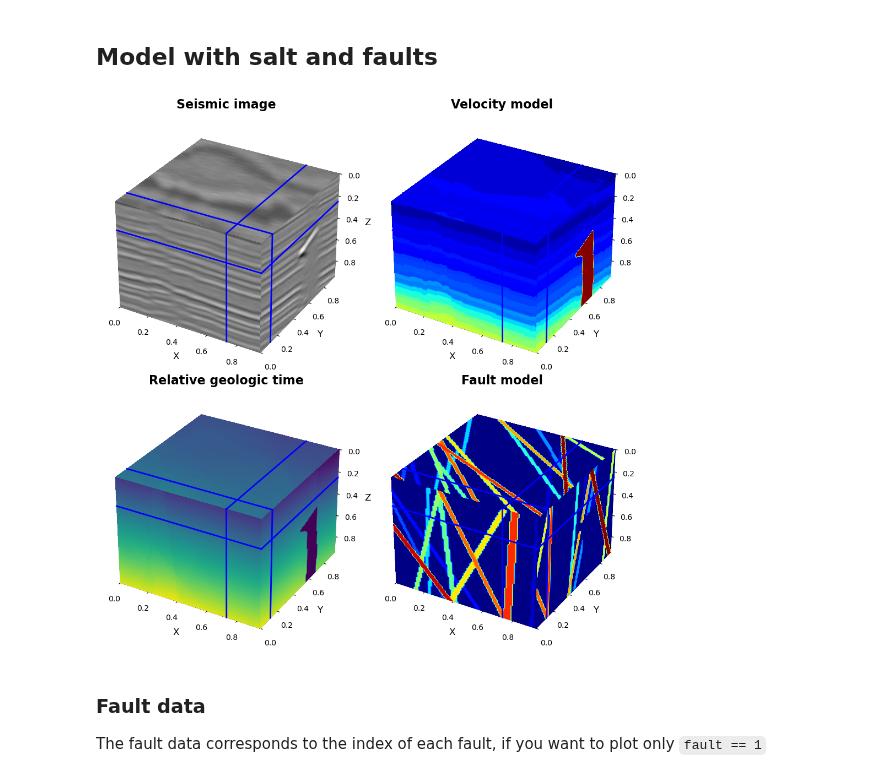
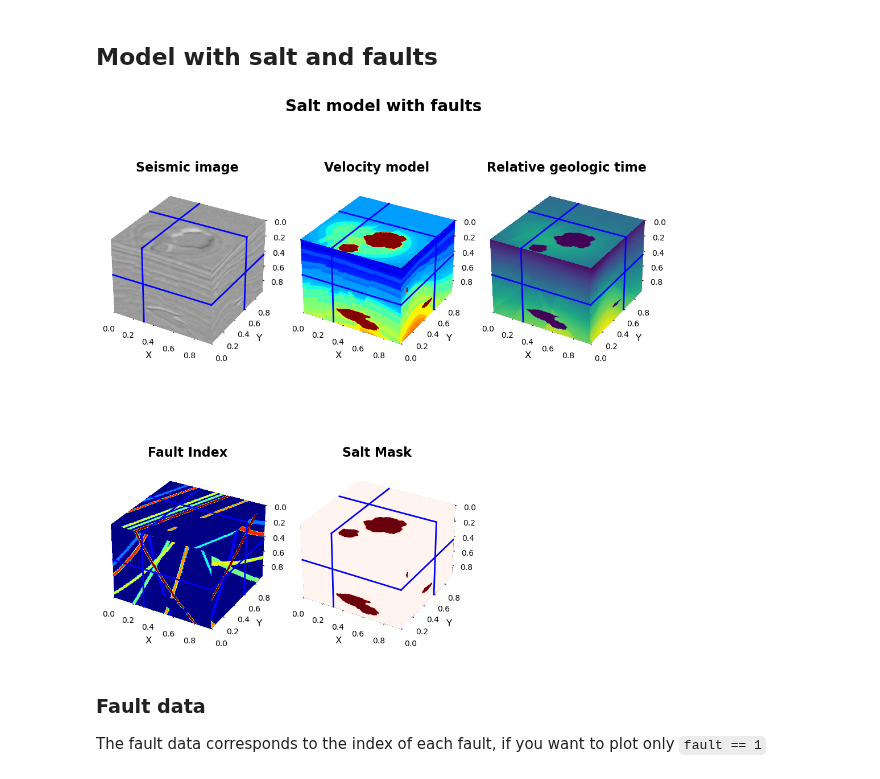
Before and after one commit to aaspip/geofwi3d, a Jupyter notebook: quick_start/read_data.ipynb, the cells around one changed output. Cells and saved outputs as stored; diff of their text form; code cells hidden in the pictures.

```diff
--- a/quick_start/read_data.ipynb
+++ b/quick_start/read_data.ipynb
@@ -57,4 +57,7 @@ def read_models(data_root, model_folders, index):
         shape=shape
     )
 
-    return image, vp, rgt, fault
+    salt = rgt == 0
+    salt_mask = salt.astype(np.float32)
+
+    return image, vp, rgt, fault, salt_mask
@@ -63,5 +107,6 @@ def read_models(data_root, model_folders, index):
 # %%
-data_root = "../allmodels/"
+# data_root = "../allmodels/"
+data_root = "/home/mssujith/lanl/NeurIPS26/output3d/"
 
 # Get all model folders
 model_folders = [f'model_{i:04d}' for i in range(0, 10000)]
@@ -180,42 +162,15 @@ plt.show()
 # %% [markdown]
 ## Model with salt and faults
 # %%
-image1, vp1, rgt1, fault1 = read_models(data_root, model_folders, 1872)
-
-
-fig, ax = plt.subplots(
-    2, 2,
-    figsize=(10, 10),
-    subplot_kw={'projection': '3d'},
-    constrained_layout=True
+plot_all_models(
+    data_root,
+    model_folders,
+    9177,
+    "Salt model with faults",
+    save_path="../gallery/salt_fault_model.png"
 )
-axes = ax.ravel()
-
-data_list = [image1, vp1, rgt1, fault1]
-
-titles = ["Seismic image", "Velocity model", "Relative geologic time", "Fault model"]
-
-cmaps = ['gray', 'jet', 'viridis', 'jet']
-
-for ax, data, title, cmap_name in zip(axes, data_list, titles, cmaps):
-    ax.set_title(title, fontsize=16, fontweight='bold', pad=15)
-
-    plt.sca(ax)
-    plot3d(
-        data.T,
-        cmap=cmap_name,
-        frames=[45, 73, 60],
-        ifnewfig=False,
-        showf=False,
-        close=False,
-        ifinside=False,
-    )
-
-os.makedirs(os.path.join("..", "gallery"), exist_ok=True)
-plt.savefig(os.path.join("..", "gallery", "salt_fault_model.png"), dpi=200, bbox_inches="tight")
-plt.show()
 # %% [output]
-[figure, old version]
+[figure, new version]
 # %% [markdown]
 ### Fault data
 
```
Also changed, not shown: parts of 9 cells of this notebook, 1 other file.
